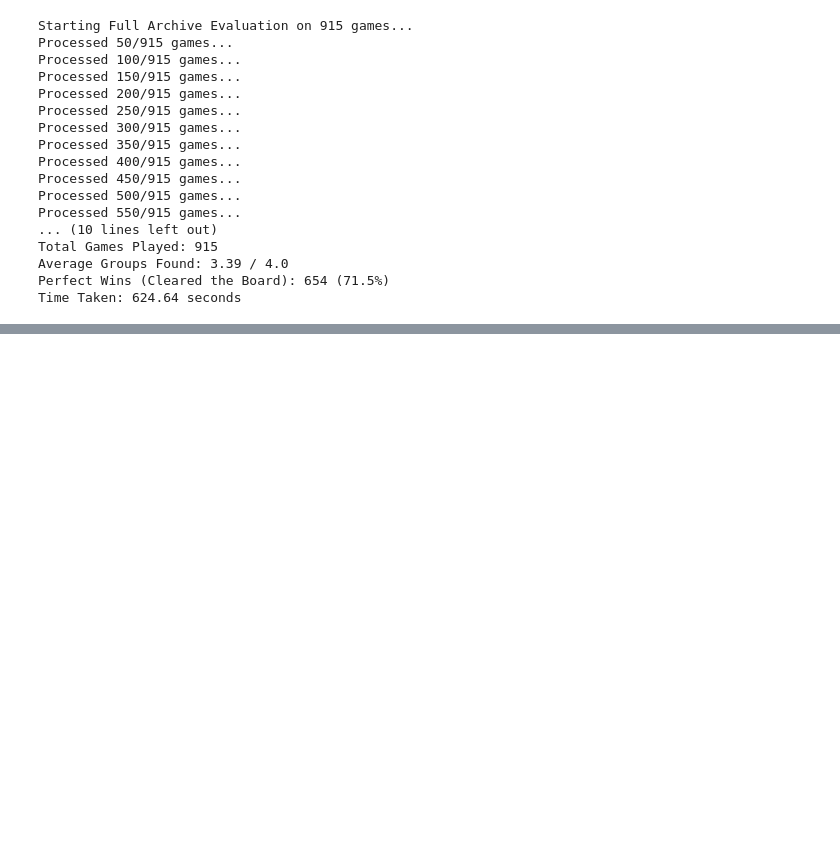
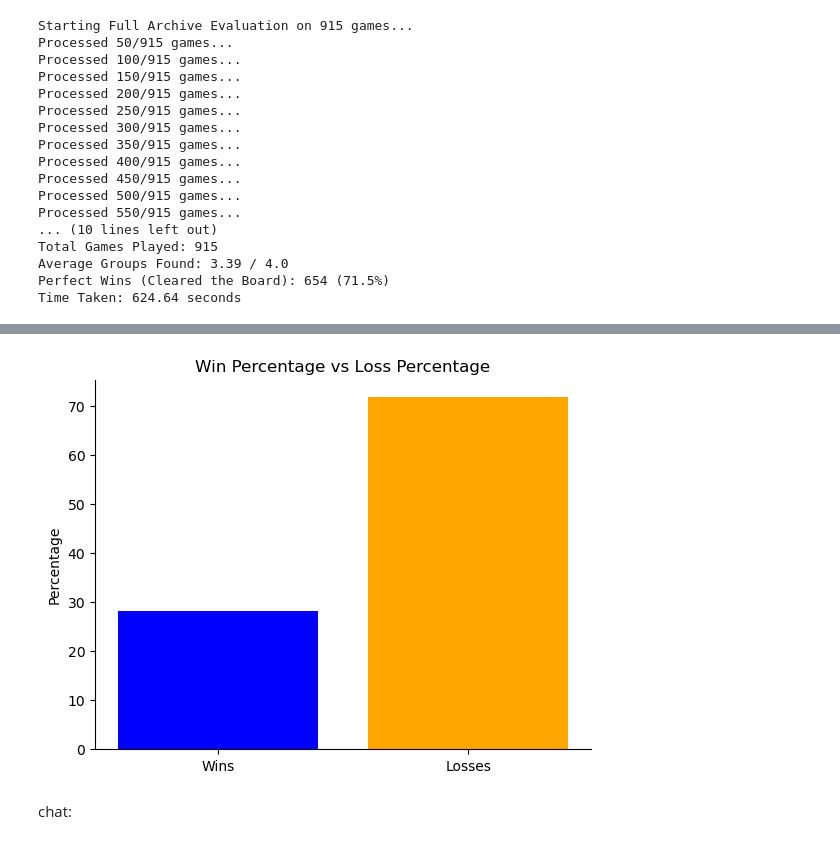
Before and after one commit to tat400pinglife/connections_bot, a Jupyter notebook: new_method.ipynb, the cells around one changed output, grey strips where cells are left out. Saved outputs shown, nothing was run; the diff lists cells and outputs as text; code cells hidden in the pictures; blank space fills up the shorter version.

```diff
--- a/new_method.ipynb
+++ b/new_method.ipynb
@@ -746,0 +1145,18 @@ Time Taken: 624.64 seconds
+# %%
+# histogram with two columns
+import matplotlib.pyplot as plt
+# Sample data
+categories = ['Wins', 'Losses']
+Percentage = [28.2, 71.8]  # Example percentages for wins and losses
+# Create the bar chart
+plt.bar(categories, Percentage, color=['blue', 'orange'])
+plt.ylabel('Percentage')
+plt.title('Win Percentage vs Loss Percentage')
+# remove axes spines for cleaner look
+plt.gca().spines['top'].set_visible(False)
+plt.gca().spines['right'].set_visible(False)
+plt.show()
+# %% [output]
+[figure, added]
+# %% [markdown]
+chat:
```
Also changed, not shown: parts of 15 cells of this notebook, 9 other files.
